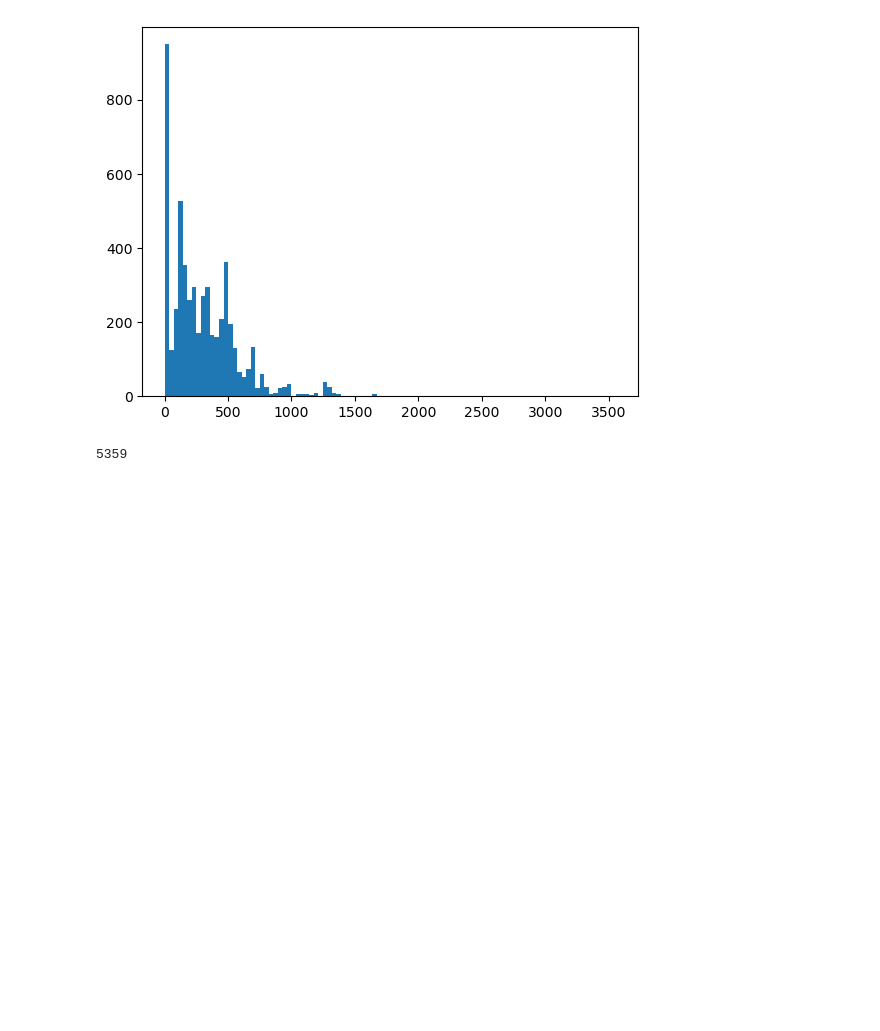
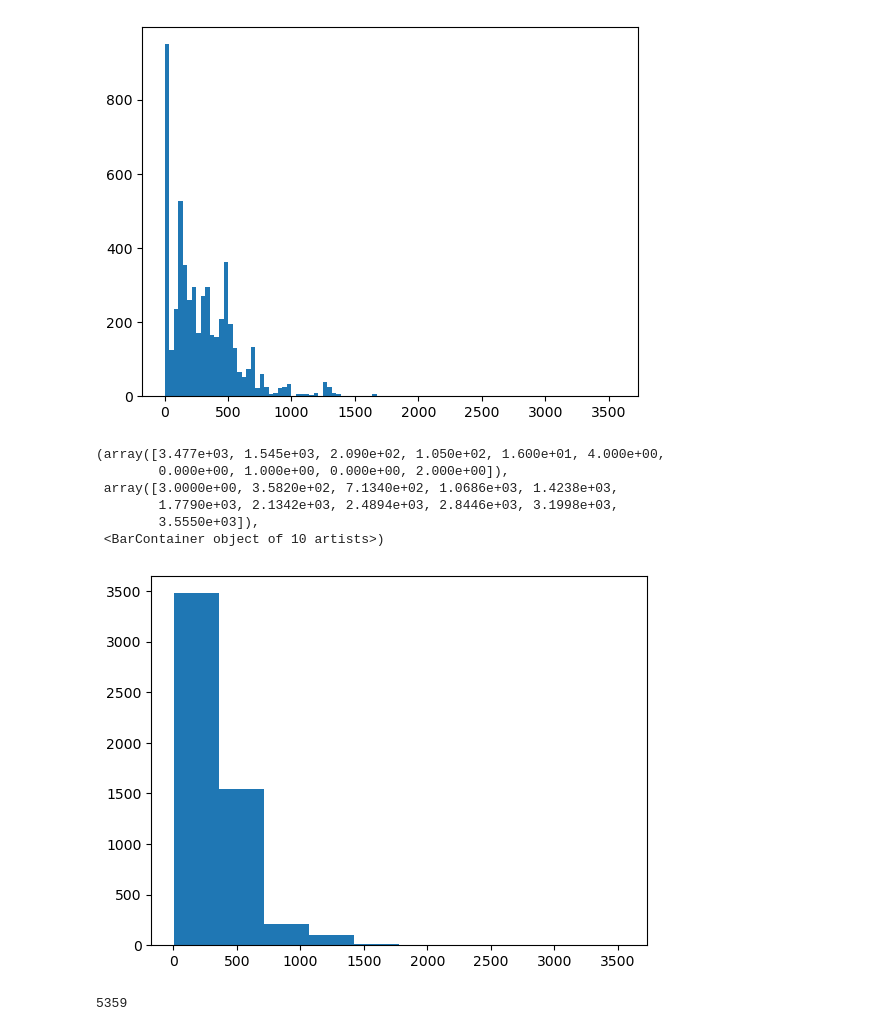
Before and after one commit to ZhangWan-byte/Transformer4Ab, a Jupyter notebook: SAbDab_Transformer.ipynb, the cells around one changed output. Drawn from its saved outputs; the diff is of its cells as text; code cells hidden in the pictures; blank space fills up the shorter version.

```diff
--- a/SAbDab_Transformer.ipynb
+++ b/SAbDab_Transformer.ipynb
@@ -22,7 +22,7 @@ from models import *
 # %% [markdown]
 ## 1.1 EDA
 # %%
-data = pickle.load(open("../../MSAI_Project/codes/data/data.json", "rb"))
+data = pickle.load(open("../../MSAI_Project/codes/data_files/data.json", "rb"))
 type(data), len(data)
 # %% [output]
 (list, 5359)
@@ -96,6 +96,16 @@ plt.hist(epi_len, bins=100)
         3.55500e+03]),
  <BarContainer object of 100 artists>)
 [figure]
+# %%
+plt.hist(epi_len)
+# %% [output]
+(array([3.477e+03, 1.545e+03, 2.090e+02, 1.050e+02, 1.600e+01, 4.000e+00,
+        0.000e+00, 1.000e+00, 0.000e+00, 2.000e+00]),
+ array([3.0000e+00, 3.5820e+02, 7.1340e+02, 1.0686e+03, 1.4238e+03,
+        1.7790e+03, 2.1342e+03, 2.4894e+03, 2.8446e+03, 3.1998e+03,
+        3.5550e+03]),
+ <BarContainer object of 10 artists>)
+[figure, added]
 # %%
 threshold = 400
 print(len(epi_len))
```
Also changed, not shown: parts of 1 cell of this notebook.
